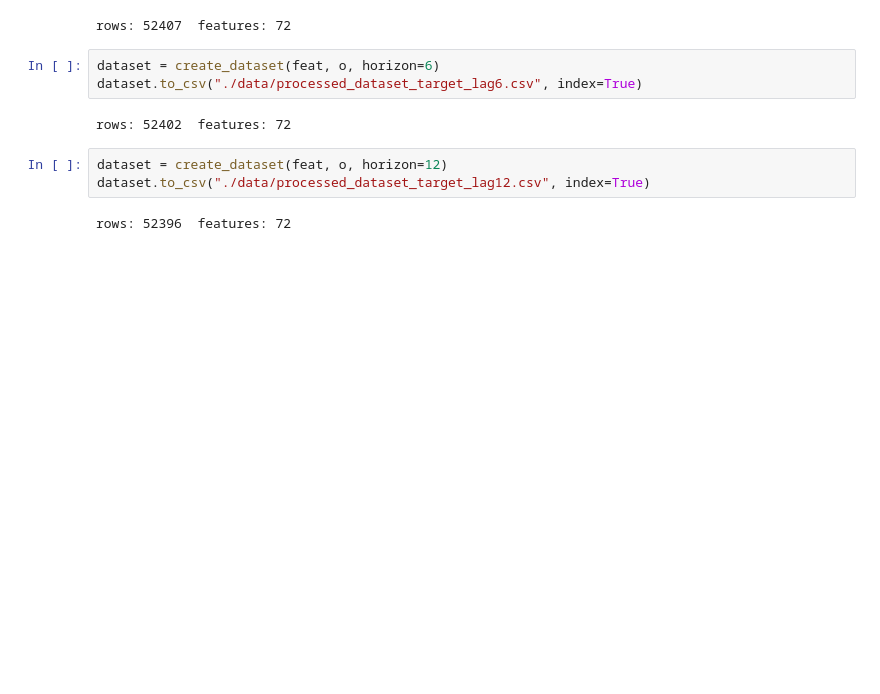
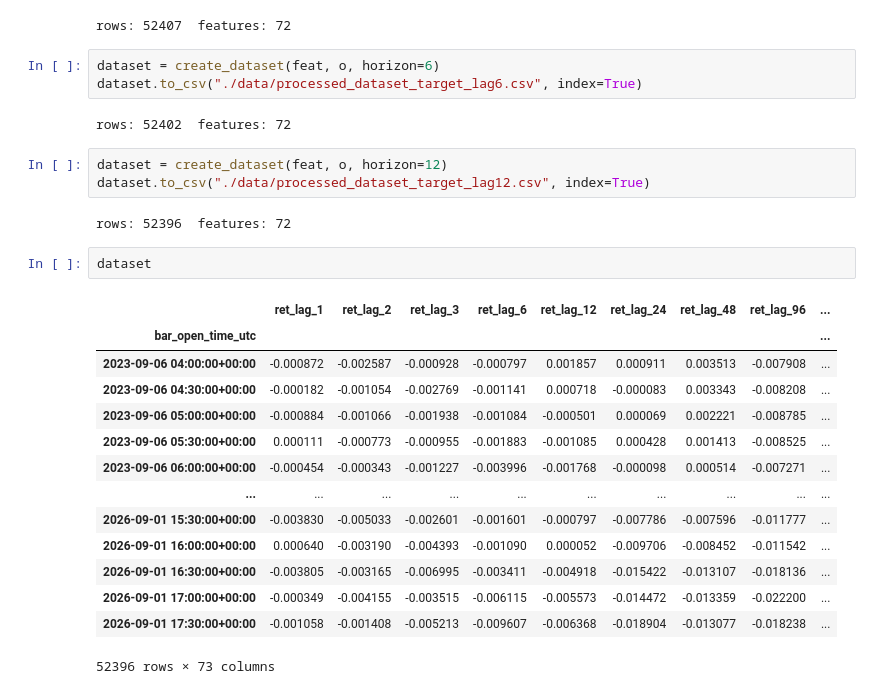
Before and after one commit to SuppanatP/AlgoGoneCrazy, a Jupyter notebook: model/data_preprocess.ipynb, the cells around one changed output. Cells and saved outputs as stored; diff of their text form; blank space fills up the shorter version.

```diff
--- a/model/data_preprocess.ipynb
+++ b/model/data_preprocess.ipynb
@@ -216,3 +216,20 @@ dataset = create_dataset(feat, o, horizon=12)
 dataset.to_csv("./data/processed_dataset_target_lag12.csv", index=True)
 # %% [output]
 rows: 52396  features: 72
+# %%
+dataset
+# %% [output]
+|  | ret_lag_1 | ret_lag_2 | ret_lag_3 | ret_lag_6 | ret_lag_12 | ret_lag_24 | ret_lag_48 | ret_lag_96 | ... |
+| bar_open_time_utc |  |  |  |  |  |  |  |  | ... |
+| 2023-09-06 04:00:00+00:00 | -0.000872 | -0.002587 | -0.000928 | -0.000797 | 0.001857 | 0.000911 | 0.003513 | -0.007908 | ... |
+| 2023-09-06 04:30:00+00:00 | -0.000182 | -0.001054 | -0.002769 | -0.001141 | 0.000718 | -0.000083 | 0.003343 | -0.008208 | ... |
+| 2023-09-06 05:00:00+00:00 | -0.000884 | -0.001066 | -0.001938 | -0.001084 | -0.000501 | 0.000069 | 0.002221 | -0.008785 | ... |
+| 2023-09-06 05:30:00+00:00 | 0.000111 | -0.000773 | -0.000955 | -0.001883 | -0.001085 | 0.000428 | 0.001413 | -0.008525 | ... |
+| 2023-09-06 06:00:00+00:00 | -0.000454 | -0.000343 | -0.001227 | -0.003996 | -0.001768 | -0.000098 | 0.000514 | -0.007271 | ... |
+| ... | ... | ... | ... | ... | ... | ... | ... | ... | ... |
+| 2026-09-01 15:30:00+00:00 | -0.003830 | -0.005033 | -0.002601 | -0.001601 | -0.000797 | -0.007786 | -0.007596 | -0.011777 | ... |
+| 2026-09-01 16:00:00+00:00 | 0.000640 | -0.003190 | -0.004393 | -0.001090 | 0.000052 | -0.009706 | -0.008452 | -0.011542 | ... |
+| 2026-09-01 16:30:00+00:00 | -0.003805 | -0.003165 | -0.006995 | -0.003411 | -0.004918 | -0.015422 | -0.013107 | -0.018136 | ... |
+| 2026-09-01 17:00:00+00:00 | -0.000349 | -0.004155 | -0.003515 | -0.006115 | -0.005573 | -0.014472 | -0.013359 | -0.022200 | ... |
+| 2026-09-01 17:30:00+00:00 | -0.001058 | -0.001408 | -0.005213 | -0.009607 | -0.006368 | -0.018904 | -0.013077 | -0.018238 | ... |
+52396 rows × 73 columns
```
Also changed, not shown: 3 other files.
